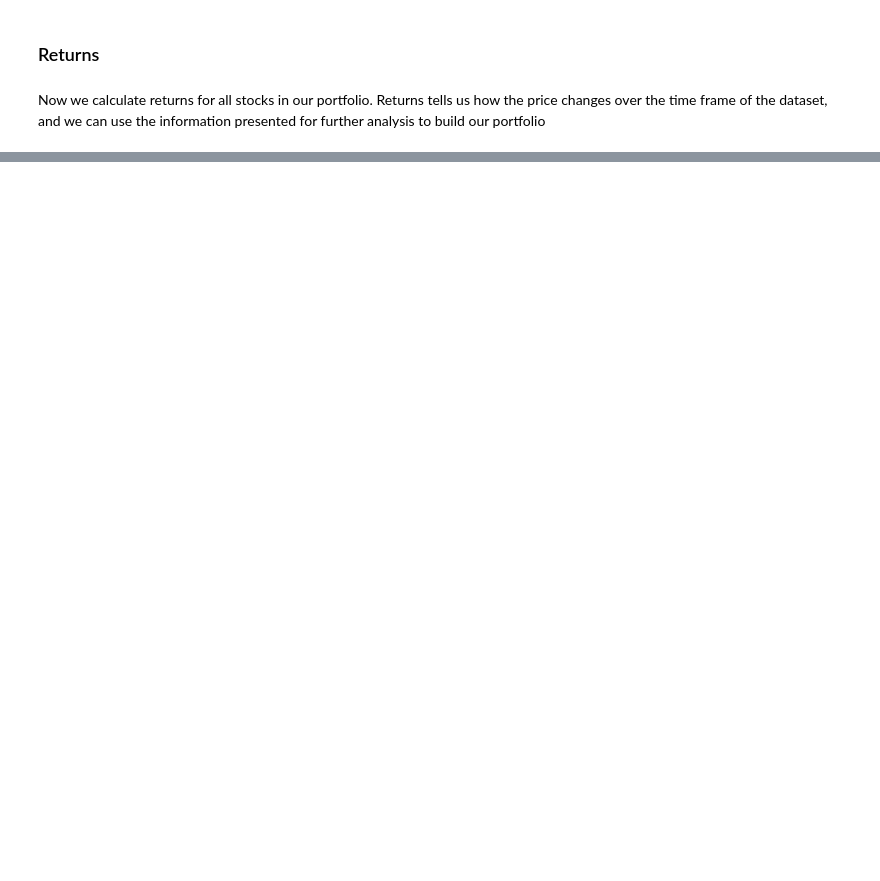
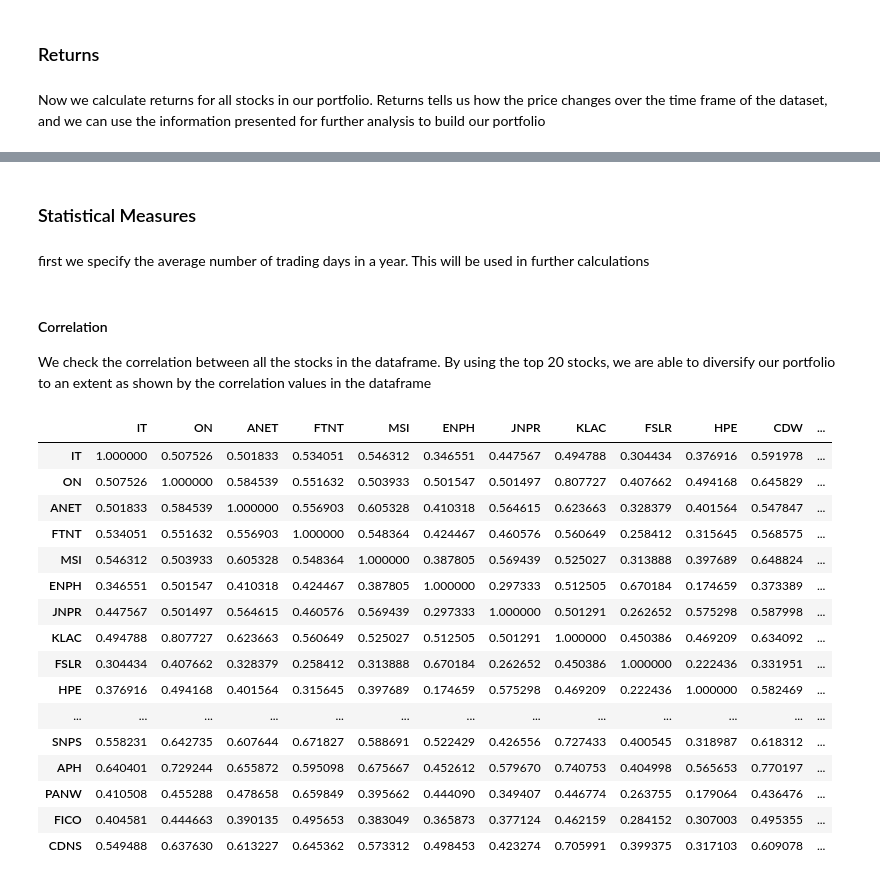
Before and after one commit to Tobi-Ade/Markowitz-Modern-Portfolio-Theory, a Jupyter notebook: MPT.ipynb, the cells around one changed output, grey strips where cells are left out. Cells and saved outputs as stored; diff of their text form; code cells hidden in the pictures; blank space fills up the shorter version.

Commit message:
stat measures

```diff
--- a/MPT.ipynb
+++ b/MPT.ipynb
@@ -325,3 +325,7 @@ returns.head()
 | 2021-01-06 | 0.025546 | 0.025286 | -0.000490 | -0.025610 | 0.024428 | 0.120675 | 0.009418 | -0.002182 | 0.081706 | 0.022071 | 0.008292 | ... |
 | 2021-01-07 | 0.014714 | 0.038168 | 0.035331 | 0.037217 | 0.002344 | 0.051037 | 0.010602 | 0.048942 | 0.058281 | -0.005814 | 0.023817 | ... |
 | 2021-01-08 | 0.017449 | 0.004525 | 0.034294 | 0.034136 | 0.020283 | -0.029706 | -0.001259 | 0.017937 | -0.013270 | -0.007519 | 0.019853 | ... |
+# %% [markdown]
+### Statistical Measures
+# %% [markdown]
+first we specify the average number of trading days in a year. This will be used in further calculations
@@ -327,0 +334,24 @@ returns.head()
+# %% [markdown]
+#### Correlation
+
+We check the correlation between all the stocks in the dataframe. By using the top 20 stocks, we are able to diversify our portfolio to an extent as shown by the correlation values in the dataframe
+# %%
+returns.corr()
+# %% [output]
+|  | IT | ON | ANET | FTNT | MSI | ENPH | JNPR | KLAC | FSLR | HPE | CDW | ... |
+| IT | 1.000000 | 0.507526 | 0.501833 | 0.534051 | 0.546312 | 0.346551 | 0.447567 | 0.494788 | 0.304434 | 0.376916 | 0.591978 | ... |
+| ON | 0.507526 | 1.000000 | 0.584539 | 0.551632 | 0.503933 | 0.501547 | 0.501497 | 0.807727 | 0.407662 | 0.494168 | 0.645829 | ... |
+| ANET | 0.501833 | 0.584539 | 1.000000 | 0.556903 | 0.605328 | 0.410318 | 0.564615 | 0.623663 | 0.328379 | 0.401564 | 0.547847 | ... |
+| FTNT | 0.534051 | 0.551632 | 0.556903 | 1.000000 | 0.548364 | 0.424467 | 0.460576 | 0.560649 | 0.258412 | 0.315645 | 0.568575 | ... |
+| MSI | 0.546312 | 0.503933 | 0.605328 | 0.548364 | 1.000000 | 0.387805 | 0.569439 | 0.525027 | 0.313888 | 0.397689 | 0.648824 | ... |
+| ENPH | 0.346551 | 0.501547 | 0.410318 | 0.424467 | 0.387805 | 1.000000 | 0.297333 | 0.512505 | 0.670184 | 0.174659 | 0.373389 | ... |
+| JNPR | 0.447567 | 0.501497 | 0.564615 | 0.460576 | 0.569439 | 0.297333 | 1.000000 | 0.501291 | 0.262652 | 0.575298 | 0.587998 | ... |
+| KLAC | 0.494788 | 0.807727 | 0.623663 | 0.560649 | 0.525027 | 0.512505 | 0.501291 | 1.000000 | 0.450386 | 0.469209 | 0.634092 | ... |
+| FSLR | 0.304434 | 0.407662 | 0.328379 | 0.258412 | 0.313888 | 0.670184 | 0.262652 | 0.450386 | 1.000000 | 0.222436 | 0.331951 | ... |
+| HPE | 0.376916 | 0.494168 | 0.401564 | 0.315645 | 0.397689 | 0.174659 | 0.575298 | 0.469209 | 0.222436 | 1.000000 | 0.582469 | ... |
+| ... | ... | ... | ... | ... | ... | ... | ... | ... | ... | ... | ... | ... |
+| SNPS | 0.558231 | 0.642735 | 0.607644 | 0.671827 | 0.588691 | 0.522429 | 0.426556 | 0.727433 | 0.400545 | 0.318987 | 0.618312 | ... |
+| APH | 0.640401 | 0.729244 | 0.655872 | 0.595098 | 0.675667 | 0.452612 | 0.579670 | 0.740753 | 0.404998 | 0.565653 | 0.770197 | ... |
+| PANW | 0.410508 | 0.455288 | 0.478658 | 0.659849 | 0.395662 | 0.444090 | 0.349407 | 0.446774 | 0.263755 | 0.179064 | 0.436476 | ... |
+| FICO | 0.404581 | 0.444663 | 0.390135 | 0.495653 | 0.383049 | 0.365873 | 0.377124 | 0.462159 | 0.284152 | 0.307003 | 0.495355 | ... |
+| CDNS | 0.549488 | 0.637630 | 0.613227 | 0.645362 | 0.573312 | 0.498453 | 0.423274 | 0.705991 | 0.399375 | 0.317103 | 0.609078 | ... |
```
Also changed, not shown: parts of 5 cells of this notebook.
